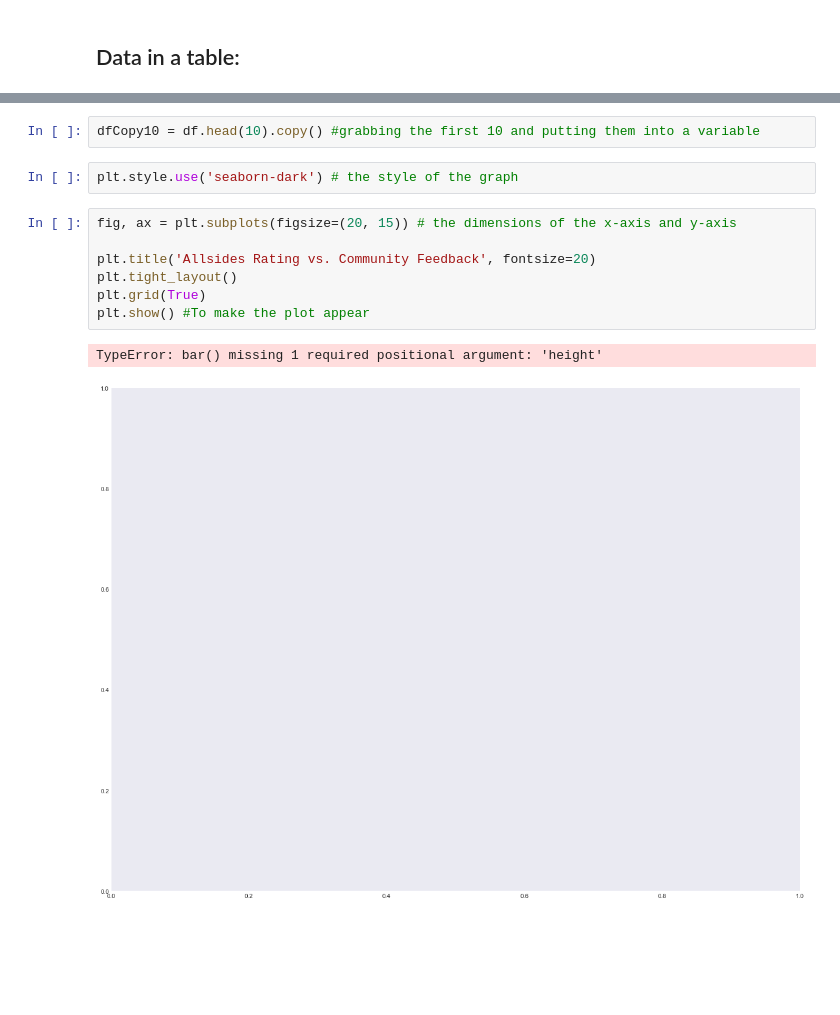
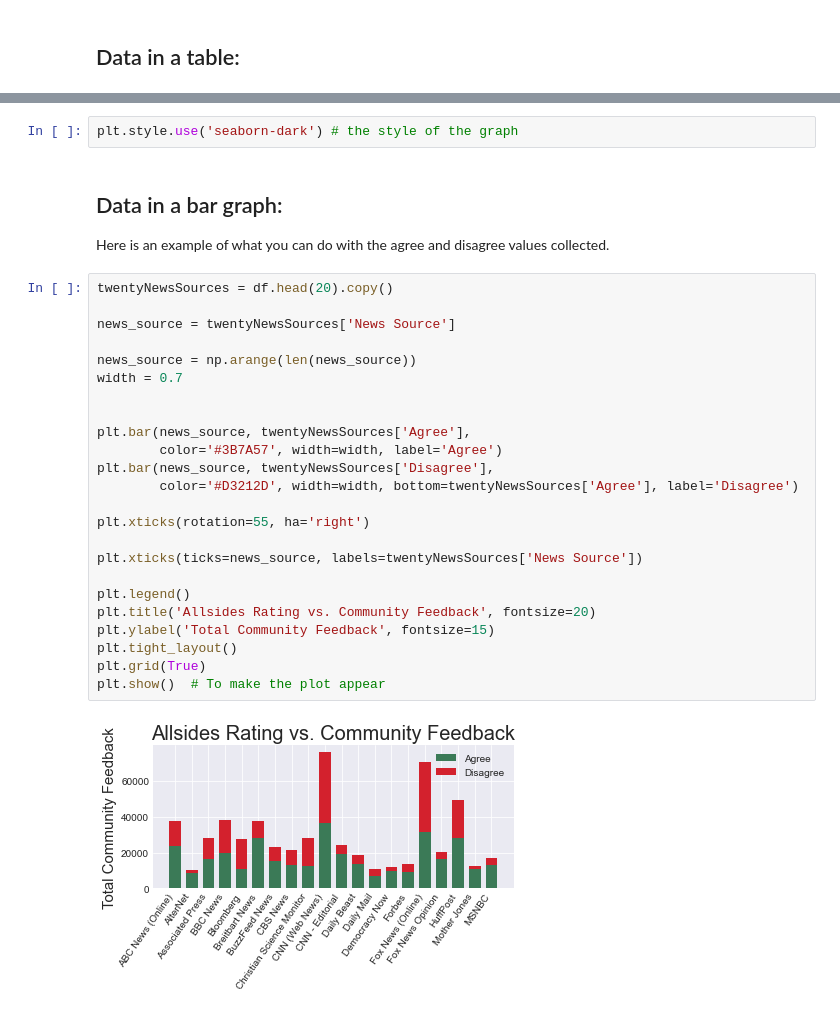
Before and after one commit to RamonAsuncion/allsides-web-scraper, a Jupyter notebook: Graphs.ipynb, the cells around one changed output, grey strips where cells are left out. Cells and saved outputs as stored; diff of their text form; blank space fills up the shorter version.

Commit message:
bar graph added to the jupyter notebook.

```diff
--- a/Graphs.ipynb
+++ b/Graphs.ipynb
@@ -23,14 +23,31 @@ df.head()
-# %%
-dfCopy10 = df.head(10).copy() #grabbing the first 10 and putting them into a variable
 # %%
 plt.style.use('seaborn-dark') # the style of the graph
-# %%
-fig, ax = plt.subplots(figsize=(20, 15)) # the dimensions of the x-axis and y-axis
-
-plt.title('Allsides Rating vs. Community Feedback', fontsize=20)
-plt.tight_layout()
-plt.grid(True)
-plt.show() #To make the plot appear
-# %% [output]
-TypeError: bar() missing 1 required positional argument: 'height'
-[figure, removed]
+# %% [markdown]
+## Data in a bar graph:
+Here is an example of what you can do with the agree and disagree values collected.
+# %%
+twentyNewsSources = df.head(20).copy()
+
+news_source = twentyNewsSources['News Source']
+
+news_source = np.arange(len(news_source))
+width = 0.7
+
+
+plt.bar(news_source, twentyNewsSources['Agree'],
+        color='#3B7A57', width=width, label='Agree')
+plt.bar(news_source, twentyNewsSources['Disagree'],
+        color='#D3212D', width=width, bottom=twentyNewsSources['Agree'], label='Disagree')
+
+plt.xticks(rotation=55, ha='right')
+
+plt.xticks(ticks=news_source, labels=twentyNewsSources['News Source'])
+
+plt.legend()
+plt.title('Allsides Rating vs. Community Feedback', fontsize=20)
+plt.ylabel('Total Community Feedback', fontsize=15)
+plt.tight_layout()
+plt.grid(True)
+plt.show()  # To make the plot appear
+# %% [output]
+[figure, added]
```
Also changed, not shown: parts of 2 cells of this notebook.
